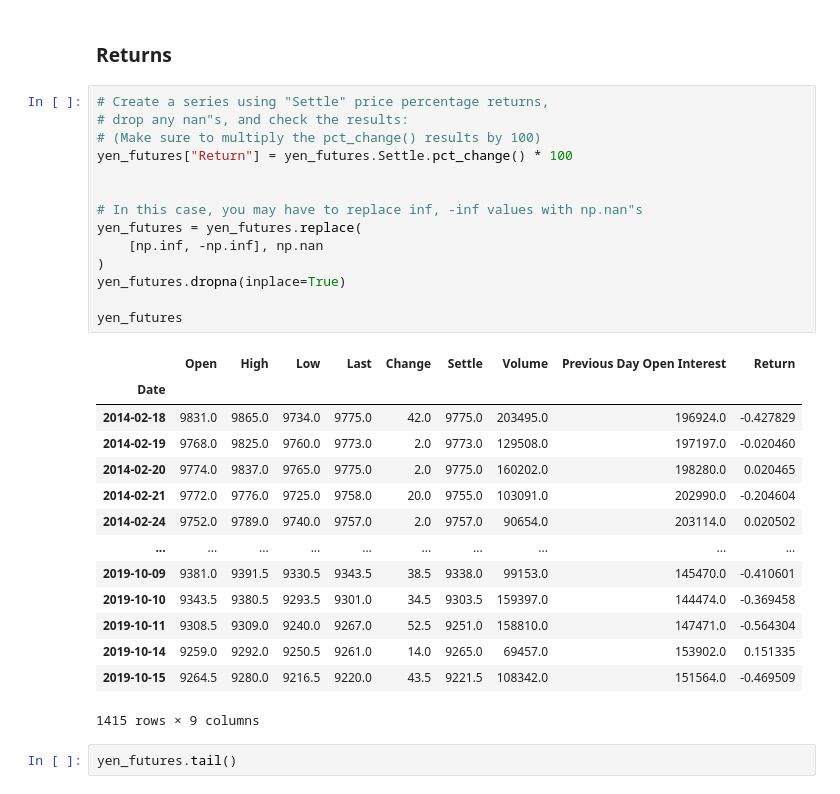
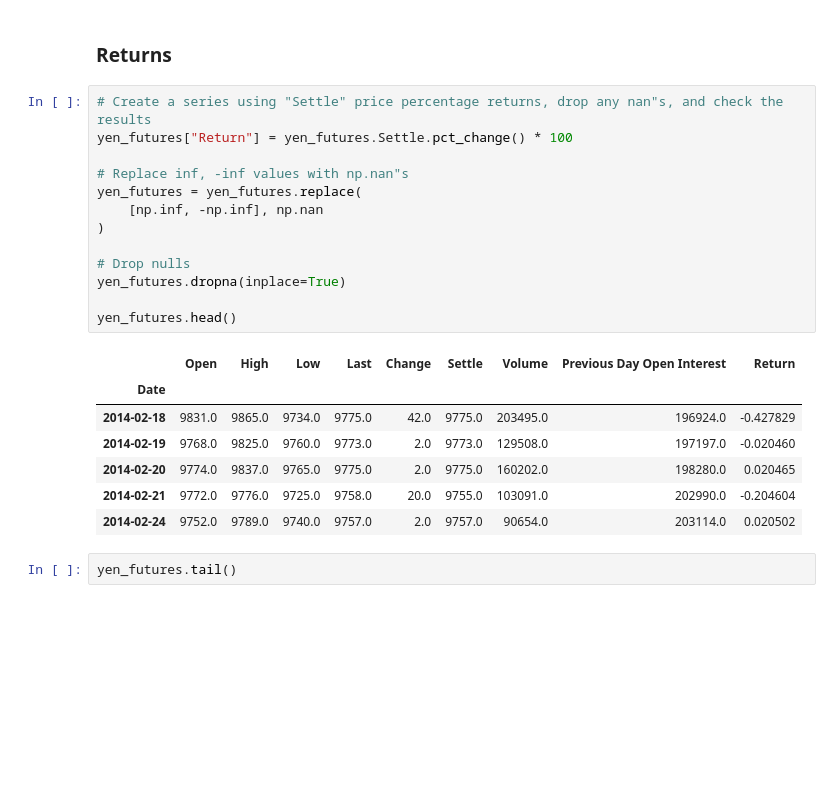
Before and after one commit to mmfsb/Time_Series_HW, a Jupyter notebook: Notebooks_and_Data/regression_analysis.ipynb, the cells around one changed output. Drawn from its saved outputs; the diff is of its cells as text; blank space fills up the shorter version.

```diff
--- a/Notebooks_and_Data/regression_analysis.ipynb
+++ b/Notebooks_and_Data/regression_analysis.ipynb
@@ -49,34 +49,26 @@ yen_futures.tail()
 # %% [markdown]
 ### Returns
 # %%
-# Create a series using "Settle" price percentage returns,
-# drop any nan"s, and check the results:
-# (Make sure to multiply the pct_change() results by 100)
+# Create a series using "Settle" price percentage returns, drop any nan"s, and check the results
 yen_futures["Return"] = yen_futures.Settle.pct_change() * 100
 
-
-# In this case, you may have to replace inf, -inf values with np.nan"s
+# Replace inf, -inf values with np.nan"s
 yen_futures = yen_futures.replace(
     [np.inf, -np.inf], np.nan
 )
+
+# Drop nulls
 yen_futures.dropna(inplace=True)
 
-yen_futures
+yen_futures.head()
 # %% [output]
 |  | Open | High | Low | Last | Change | Settle | Volume | Previous Day Open Interest | Return |
 | Date |  |  |  |  |  |  |  |  |  |
 | 2014-02-18 | 9831.0 | 9865.0 | 9734.0 | 9775.0 | 42.0 | 9775.0 | 203495.0 | 196924.0 | -0.427829 |
 | 2014-02-19 | 9768.0 | 9825.0 | 9760.0 | 9773.0 | 2.0 | 9773.0 | 129508.0 | 197197.0 | -0.020460 |
 | 2014-02-20 | 9774.0 | 9837.0 | 9765.0 | 9775.0 | 2.0 | 9775.0 | 160202.0 | 198280.0 | 0.020465 |
 | 2014-02-21 | 9772.0 | 9776.0 | 9725.0 | 9758.0 | 20.0 | 9755.0 | 103091.0 | 202990.0 | -0.204604 |
 | 2014-02-24 | 9752.0 | 9789.0 | 9740.0 | 9757.0 | 2.0 | 9757.0 | 90654.0 | 203114.0 | 0.020502 |
-| ... | ... | ... | ... | ... | ... | ... | ... | ... | ... |
-| 2019-10-09 | 9381.0 | 9391.5 | 9330.5 | 9343.5 | 38.5 | 9338.0 | 99153.0 | 145470.0 | -0.410601 |
-| 2019-10-10 | 9343.5 | 9380.5 | 9293.5 | 9301.0 | 34.5 | 9303.5 | 159397.0 | 144474.0 | -0.369458 |
-| 2019-10-11 | 9308.5 | 9309.0 | 9240.0 | 9267.0 | 52.5 | 9251.0 | 158810.0 | 147471.0 | -0.564304 |
-| 2019-10-14 | 9259.0 | 9292.0 | 9250.5 | 9261.0 | 14.0 | 9265.0 | 69457.0 | 153902.0 | 0.151335 |
-| 2019-10-15 | 9264.5 | 9280.0 | 9216.5 | 9220.0 | 43.5 | 9221.5 | 108342.0 | 151564.0 | -0.469509 |
-1415 rows × 9 columns
 # %%
 yen_futures.tail()
 # %% [output]
```
Also changed, not shown: parts of 4 cells of this notebook, 11 other files.
